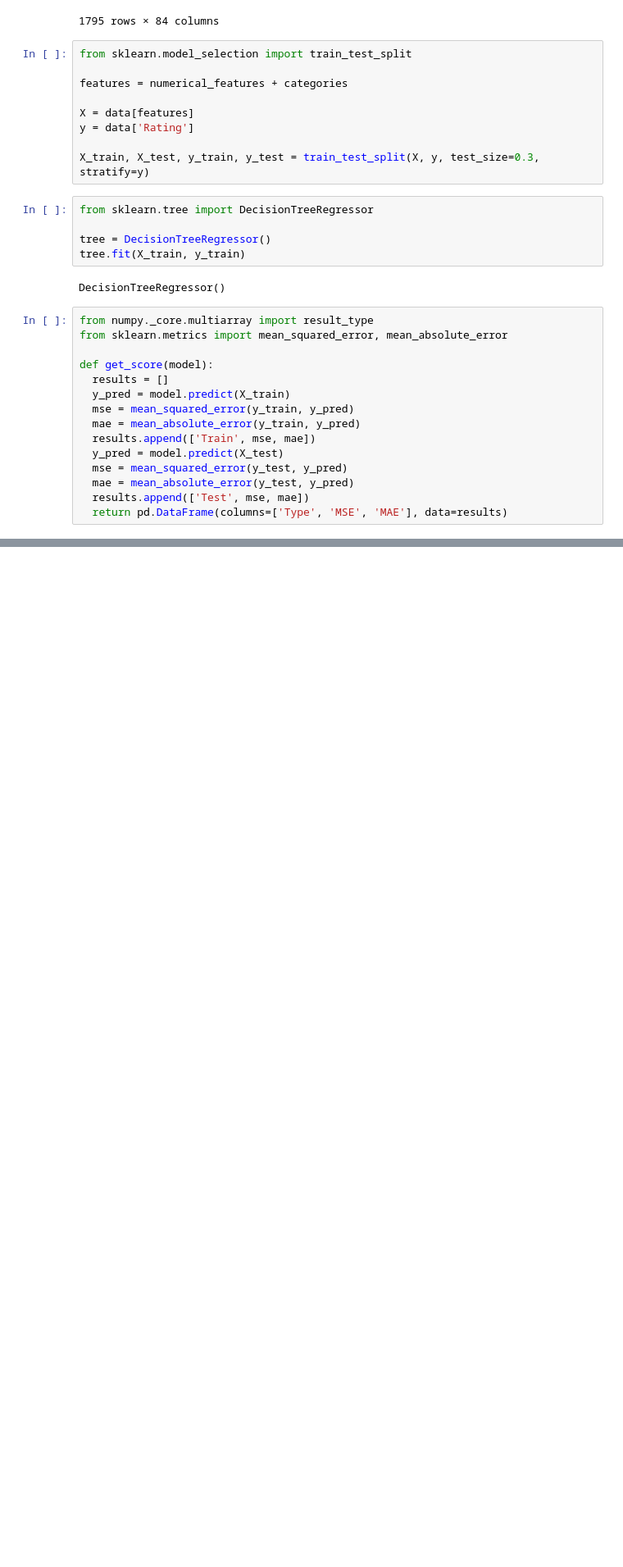
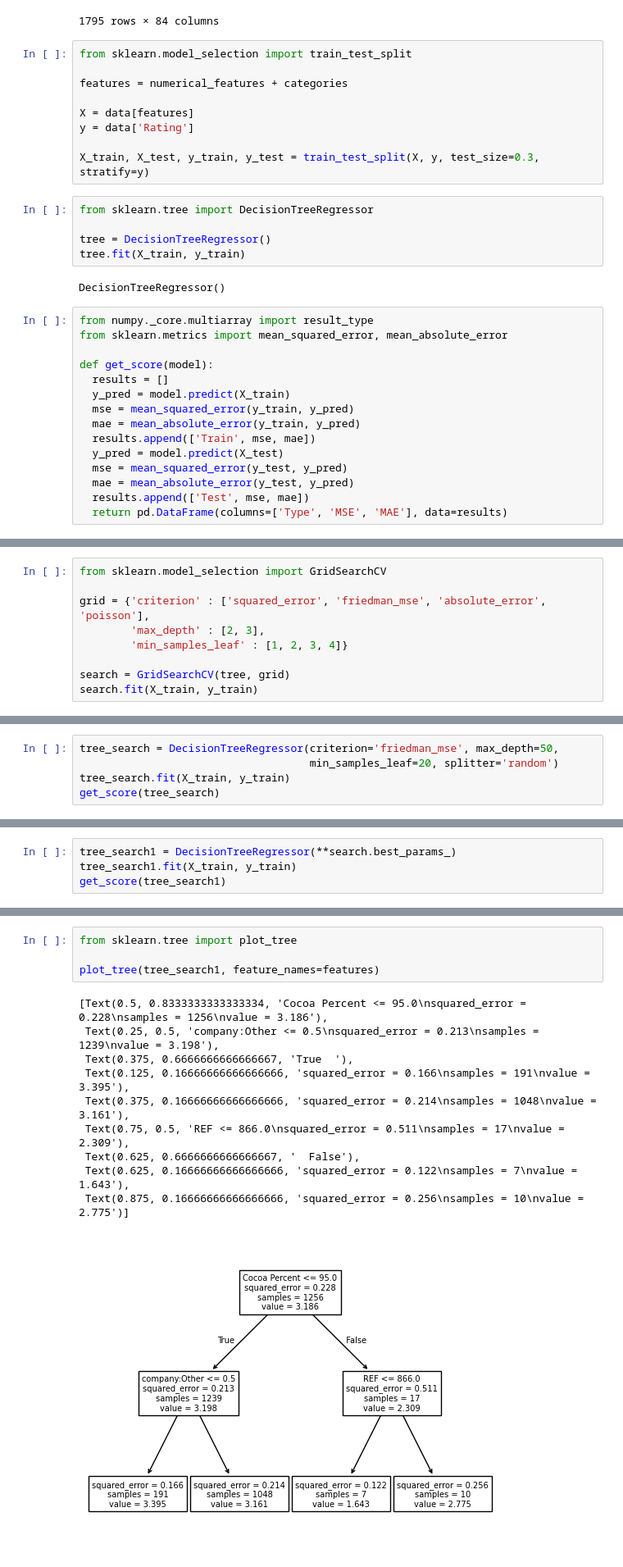
Before and after one commit to Grashch/Data-science, a Jupyter notebook: Tree/TreeRegressor.ipynb, the cells around one changed output, grey strips where cells are left out. Shown at 82% size. Cells and saved outputs as stored; diff of their text form; blank space fills up the shorter version.

```diff
--- a/Tree/TreeRegressor.ipynb
+++ b/Tree/TreeRegressor.ipynb
@@ -178,0 +179,9 @@ get_score(tree)
+# %%
+from sklearn.model_selection import GridSearchCV
+
+grid = {'criterion' : ['squared_error', 'friedman_mse', 'absolute_error', 'poisson'],
+        'max_depth' : [2, 3],
+        'min_samples_leaf' : [1, 2, 3, 4]}
+
+search = GridSearchCV(tree, grid)
+search.fit(X_train, y_train)
@@ -178,0 +202,5 @@ get_score(tree)
+# %%
+tree_search = DecisionTreeRegressor(criterion='friedman_mse', max_depth=50,
+                                    min_samples_leaf=20, splitter='random')
+tree_search.fit(X_train, y_train)
+get_score(tree_search)
@@ -178,0 +211,4 @@ get_score(tree)
+# %%
+tree_search1 = DecisionTreeRegressor(**search.best_params_)
+tree_search1.fit(X_train, y_train)
+get_score(tree_search1)
@@ -178,0 +235,15 @@ get_score(tree)
+# %%
+from sklearn.tree import plot_tree
+
+plot_tree(tree_search1, feature_names=features)
+# %% [output]
+[Text(0.5, 0.8333333333333334, 'Cocoa Percent <= 95.0\nsquared_error = 0.228\nsamples = 1256\nvalue = 3.186'),
+ Text(0.25, 0.5, 'company:Other <= 0.5\nsquared_error = 0.213\nsamples = 1239\nvalue = 3.198'),
+ Text(0.375, 0.6666666666666667, 'True  '),
+ Text(0.125, 0.16666666666666666, 'squared_error = 0.166\nsamples = 191\nvalue = 3.395'),
+ Text(0.375, 0.16666666666666666, 'squared_error = 0.214\nsamples = 1048\nvalue = 3.161'),
+ Text(0.75, 0.5, 'REF <= 866.0\nsquared_error = 0.511\nsamples = 17\nvalue = 2.309'),
+ Text(0.625, 0.6666666666666667, '  False'),
+ Text(0.625, 0.16666666666666666, 'squared_error = 0.122\nsamples = 7\nvalue = 1.643'),
+ Text(0.875, 0.16666666666666666, 'squared_error = 0.256\nsamples = 10\nvalue = 2.775')]
+[figure, added]
```
Also changed, not shown: parts of 7 cells of this notebook.
